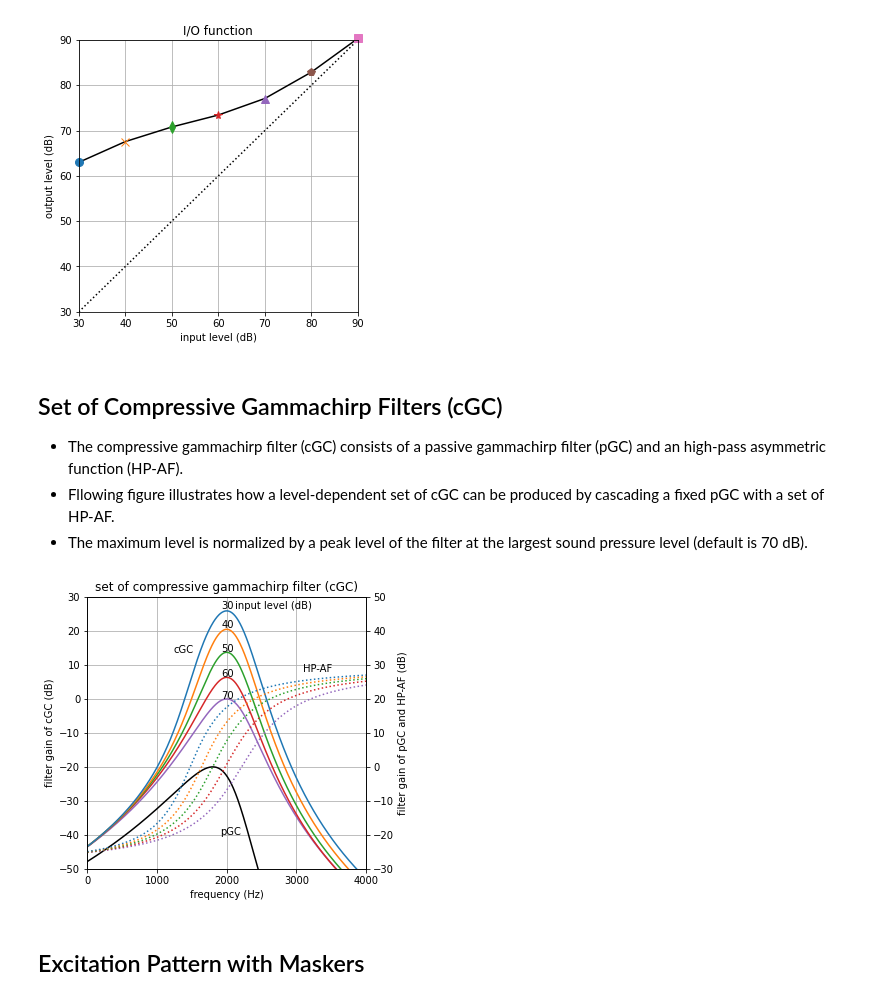
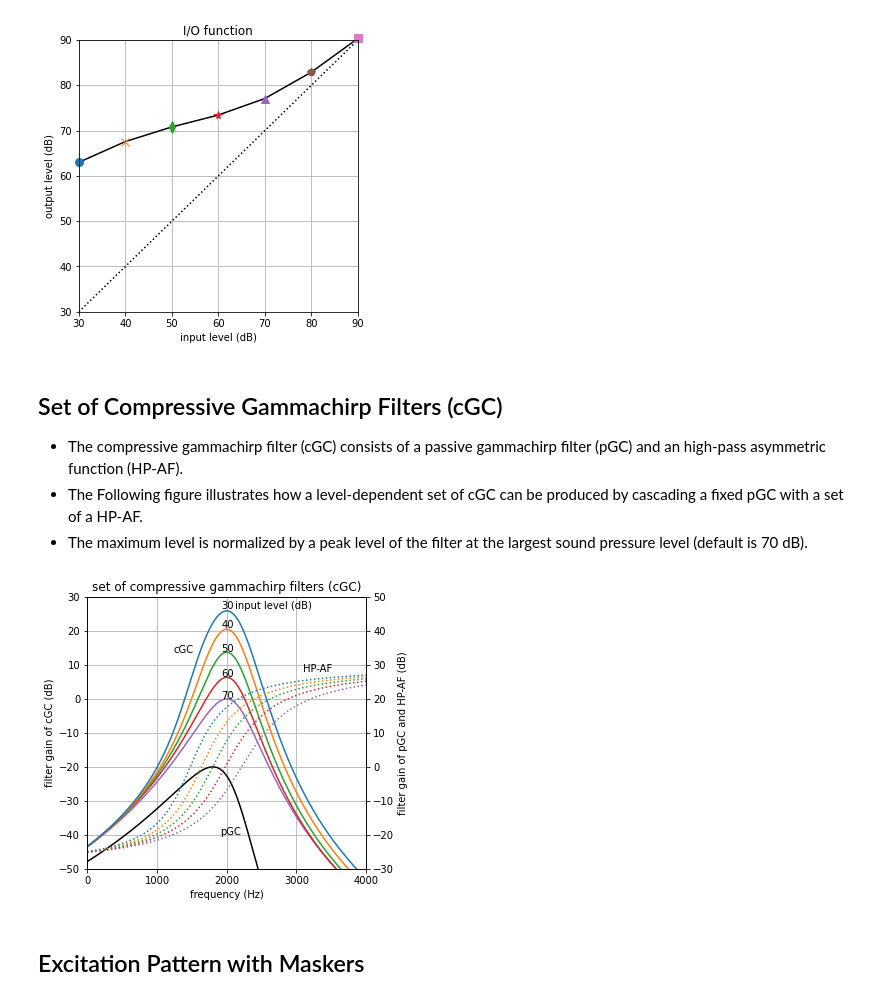
Before and after one commit to kyama0321/gammachirpy, a Jupyter notebook: gcfb_v211/demo_gammachirp.ipynb, the cells around one changed output. Cells and saved outputs as stored; diff of their text form; code cells hidden in the pictures.

Commit message:
Mod: figures for readme

```diff
--- a/gcfb_v211/demo_gammachirp.ipynb
+++ b/gcfb_v211/demo_gammachirp.ipynb
@@ -240,7 +240,7 @@ plt.show()
 # %% [markdown]
 ## Set of Compressive Gammachirp Filters (cGC)
 - The compressive gammachirp filter (cGC) consists of a passive gammachirp filter (pGC) and an high-pass asymmetric function (HP-AF).
-- Fllowing figure illustrates how a level-dependent set of cGC can be produced by cascading a fixed pGC with a set of HP-AF.
+- The Following figure illustrates how a level-dependent set of cGC can be produced by cascading a fixed pGC with a set of a HP-AF.
 - The maximum level is normalized by a peak level of the filter at the largest sound pressure level (default is 70 dB).
 # %%
 fp2 = 2000 # peak frequency of cGC
@@ -279,35 +279,35 @@ for ips, ps in enumerate(ps_list):
     ax1.set_ylabel('filter gain of cGC (dB)')
     plt.grid()
     ax1.text(fp*0.96, cgc_frs_db_max[ips]*1.02, f"{ps}")
 
     # ax2: plot filter gain of pGC and HP-AF
     if ips == 0:
         # pGC
         pgc_frsp = cgc_resp.pgc_frsp
         pgc_frsp_db = 20 * np.log10(pgc_frsp)
         ax2 = ax1.twinx()
         ax2.plot(freq[0, :], pgc_frsp_db[0, :], 'k')
         ax2.set_ylim(((-30, 50)))
 
     # HP-AF
     asym_func = cgc_resp.asym_func
     asym_func_db = 20*np.log10(asym_func)
     ax2.plot(freq[0,:], asym_func_db[0,:], ':', color=cmap(cmap_list[ips]))
 
 # cGC
 ax1.text(fp*1.06, cgc_frs_db_max[-1]*1.02, 'input level (dB)')
 ax1.text(fp*0.62, cgc_frs_db_max[2], 'cGC')
 
 # pGC and HP-AF
 ax2.text(fp*0.95, -20, 'pGC')
 ax2.text(fp*1.55, 28, 'HP-AF')
 ax2.set_ylabel('filter gain of pGC and HP-AF (dB)')
 
-plt.title('set of compressive gammachirp filter (cGC)')
+plt.title('set of compressive gammachirp filters (cGC)')
 
 plt.show()
 # %% [output]
-[figure, old version]
+[figure, new version]
 # %% [markdown]
 ## Excitation Pattern with Maskers
 # %%
```
Also changed, not shown: 1 other file.
